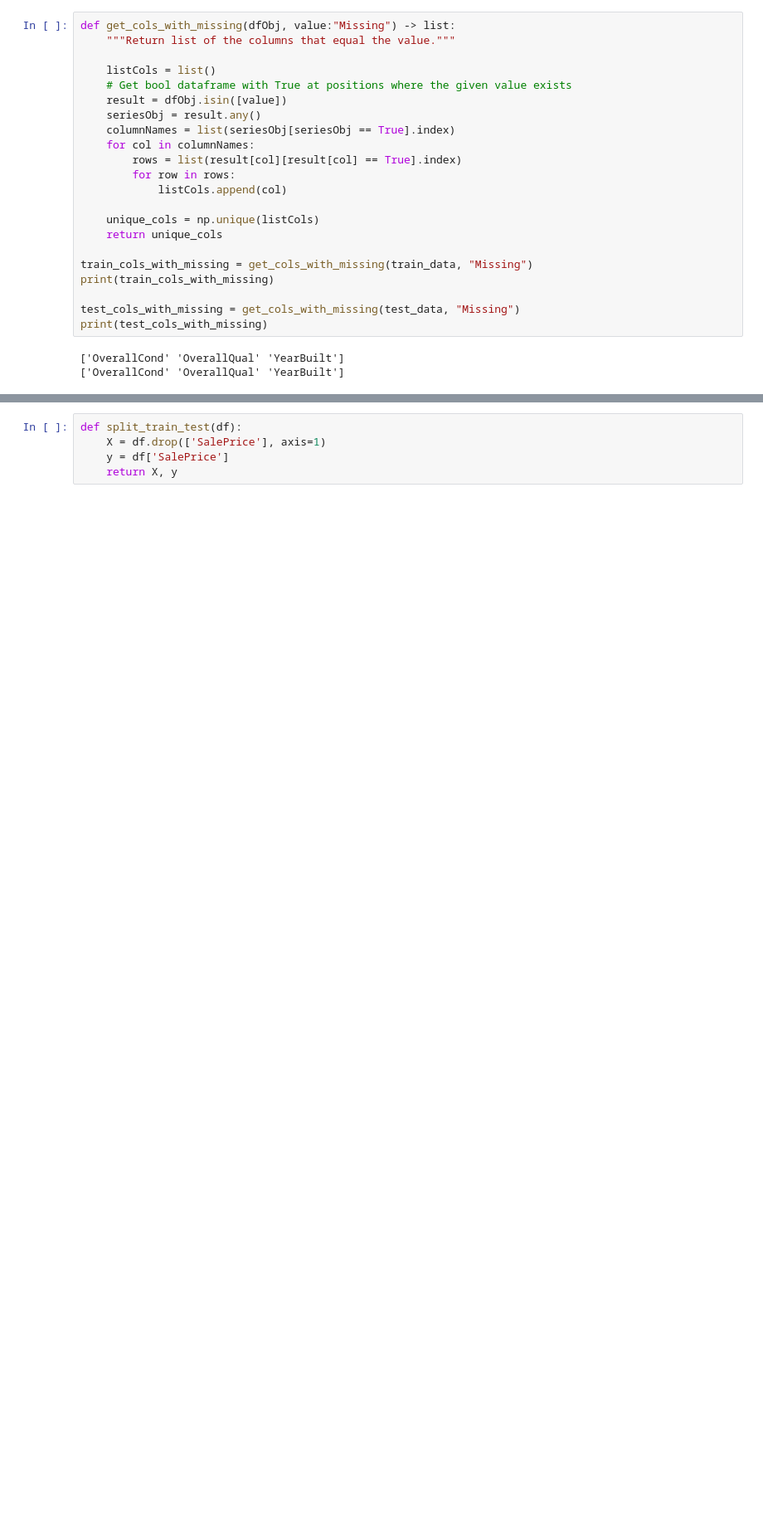
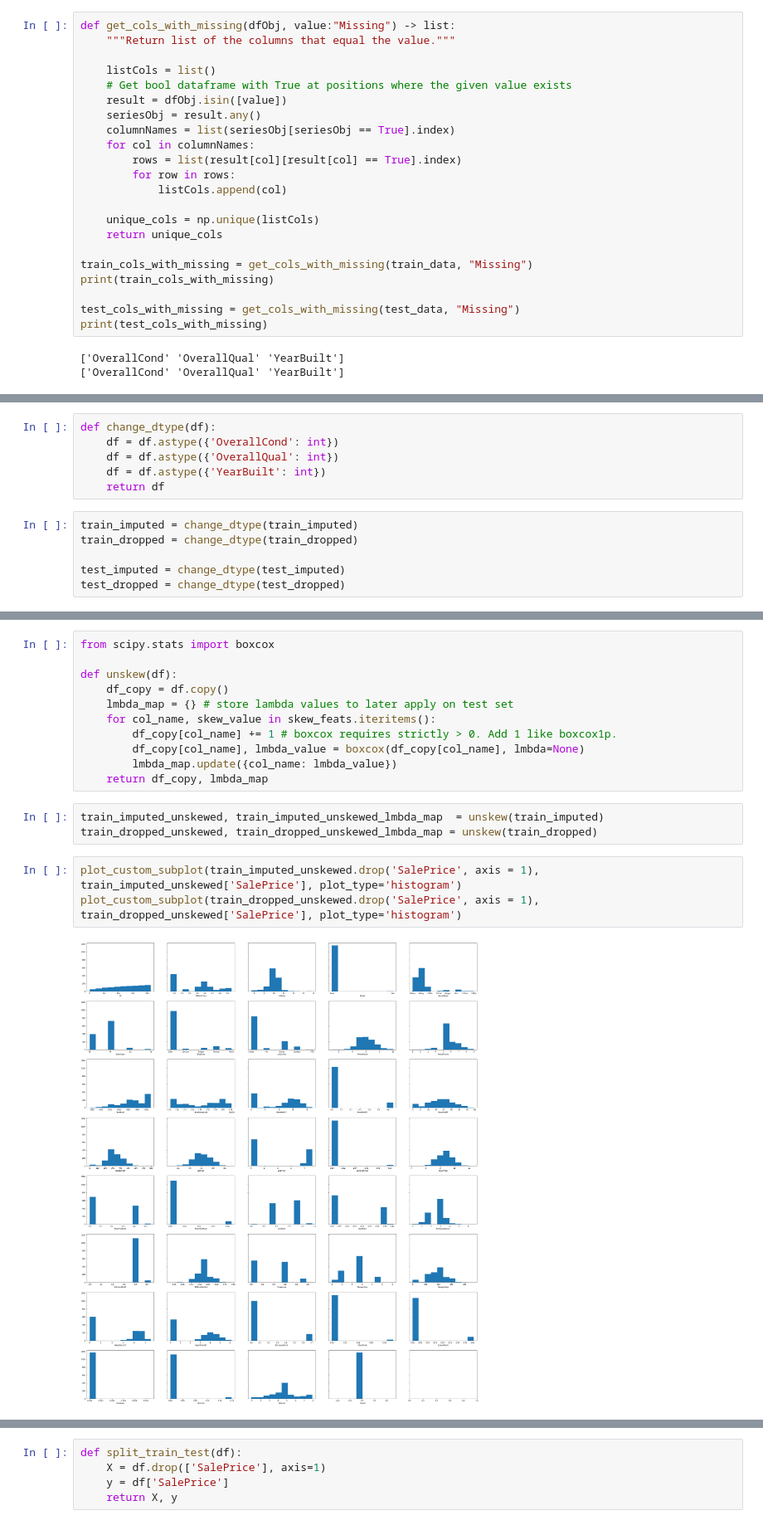
Before and after one commit to hifrickenfive/UniAdelaideAIML, a Jupyter notebook: assignment2/scratch.ipynb, the cells around one changed output, grey strips where cells are left out. Shown at 83% size. Saved outputs shown, nothing was run; the diff lists cells and outputs as text; blank space fills up the shorter version.

Commit message:
Refactored to unskew data

```diff
--- a/assignment2/scratch.ipynb
+++ b/assignment2/scratch.ipynb
@@ -149,0 +207,12 @@ def drop_rows(df):
+# %%
+def change_dtype(df):
+    df = df.astype({'OverallCond': int})
+    df = df.astype({'OverallQual': int})
+    df = df.astype({'YearBuilt': int})
+    return df
+# %%
+train_imputed = change_dtype(train_imputed)
+train_dropped = change_dtype(train_dropped)
+
+test_imputed = change_dtype(test_imputed)
+test_dropped = change_dtype(test_dropped)
@@ -149,0 +221,19 @@ def drop_rows(df):
+# %%
+from scipy.stats import boxcox
+
+def unskew(df):
+    df_copy = df.copy()
+    lmbda_map = {} # store lambda values to later apply on test set
+    for col_name, skew_value in skew_feats.iteritems():
+        df_copy[col_name] += 1 # boxcox requires strictly > 0. Add 1 like boxcox1p.
+        df_copy[col_name], lmbda_value = boxcox(df_copy[col_name], lmbda=None)
+        lmbda_map.update({col_name: lmbda_value})
+    return df_copy, lmbda_map
+# %%
+train_imputed_unskewed, train_imputed_unskewed_lmbda_map  = unskew(train_imputed)
+train_dropped_unskewed, train_dropped_unskewed_lmbda_map = unskew(train_dropped)
+# %%
+plot_custom_subplot(train_imputed_unskewed.drop('SalePrice', axis = 1), train_imputed_unskewed['SalePrice'], plot_type='histogram')
+plot_custom_subplot(train_dropped_unskewed.drop('SalePrice', axis = 1), train_dropped_unskewed['SalePrice'], plot_type='histogram')
+# %% [output]
+[figure, added]
```
Also changed, not shown: parts of 40 cells of this notebook, 1 other file.
